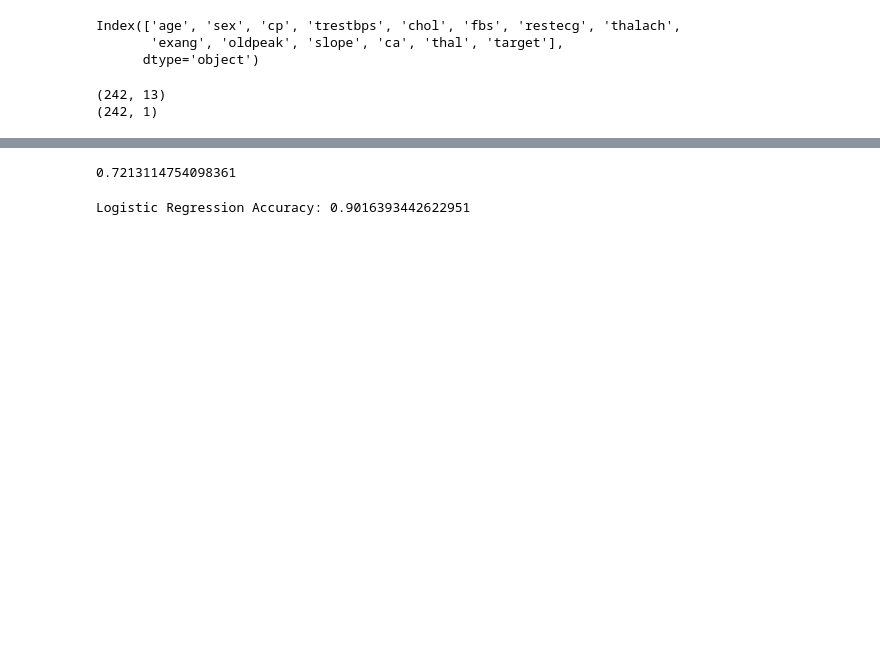
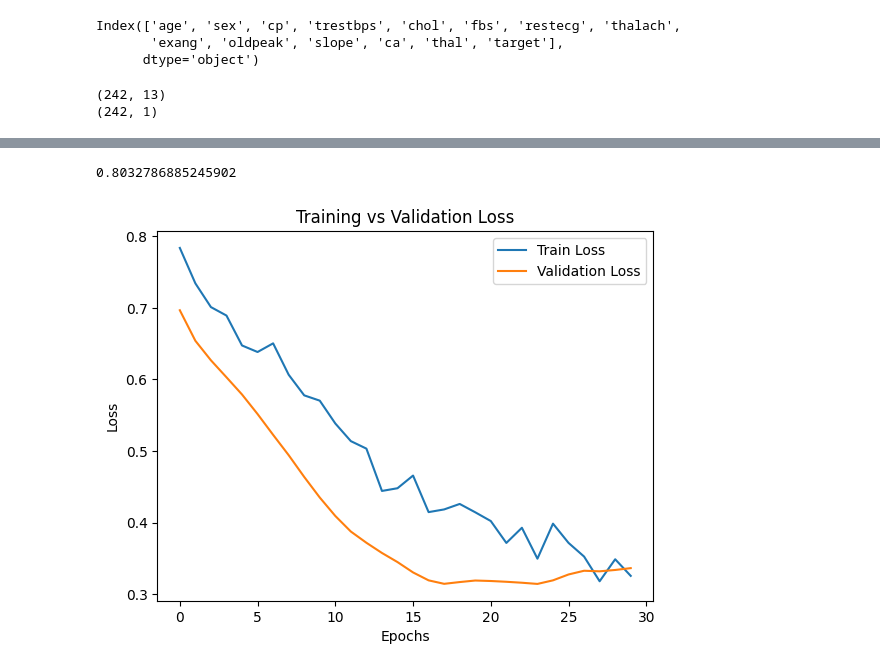
Before and after one commit to sounakdas1/MyDeepLearningJourney, a Jupyter notebook: ann.ipynb, the cells around one changed output, grey strips where cells are left out. Drawn from its saved outputs; the diff is of its cells as text; code cells hidden in the pictures; blank space fills up the shorter version.

Commit message:
played with epochs

```diff
--- a/ann.ipynb
+++ b/ann.ipynb
@@ -23,6 +23,8 @@ Index(['age', 'sex', 'cp', 'trestbps', 'chol', 'fbs', 'restecg', 'thalach',
 model = keras.models.Sequential(
     [
     keras.Input(shape=(13,)),
+    keras.layers.Dense(64, activation='relu'),
+    keras.layers.Dropout(0.3),
     keras.layers.Dense(64, activation='relu'),
     keras.layers.Dropout(0.3),
     keras.layers.Dense(64, activation='relu'),
@@ -37,7 +39,7 @@ X = df.iloc[:, :-1].values
 y = df.iloc[:, -1].values
 y = y.reshape(-1, 1)
 # %%
-x_train,x_test,y_train,y_test = train_test_split(X,y,train_size=0.8)
+x_train,x_test,y_train,y_test = train_test_split(X,y,train_size=0.8,random_state=42, stratify=y)
 print(x_train.shape)
 print(y_train.shape)
 # %% [output]
@@ -45,7 +47,7 @@ print(y_train.shape)
 (242, 1)
 # %%
 model.compile(
-    optimizer='sgd',
+    optimizer='adam',
     loss='binary_crossentropy',
     metrics=['accuracy']
 )
@@ -70,4 +58,4 @@ x_test = sc.transform(x_test)
 # %%
-model.fit(x_train,y_train,epochs=10,batch_size=31,validation_split=0.2)
+history = model.fit(x_train,y_train,epochs=30,batch_size=40,validation_split=0.2)
 y_pred = model.predict(x_test)
 # %% [output]
@@ -92,11 +80,16 @@ Epoch 10/10
 y_pred = (y_pred > 0.5).astype(int)
 print(accuracy_score(y_pred,y_test))
 # %% [output]
-0.7213114754098361
+0.8032786885245902
-# %%
-lr = LogisticRegression(random_state=42, max_iter=200)
-lr.fit(x_train, y_train)
-y_pred_lr = lr.predict(x_test)
-print("Logistic Regression Accuracy:", accuracy_score(y_test, y_pred_lr))
-# %% [output]
-Logistic Regression Accuracy: 0.9016393442622951
+# %%
+import matplotlib.pyplot as plt
+
+plt.plot(history.history['loss'], label='Train Loss')
+plt.plot(history.history['val_loss'], label='Validation Loss')
+plt.xlabel('Epochs')
+plt.ylabel('Loss')
+plt.title('Training vs Validation Loss')
+plt.legend()
+plt.show()
+# %% [output]
+[figure, added]
```
Also changed, not shown: parts of 2 cells of this notebook.
